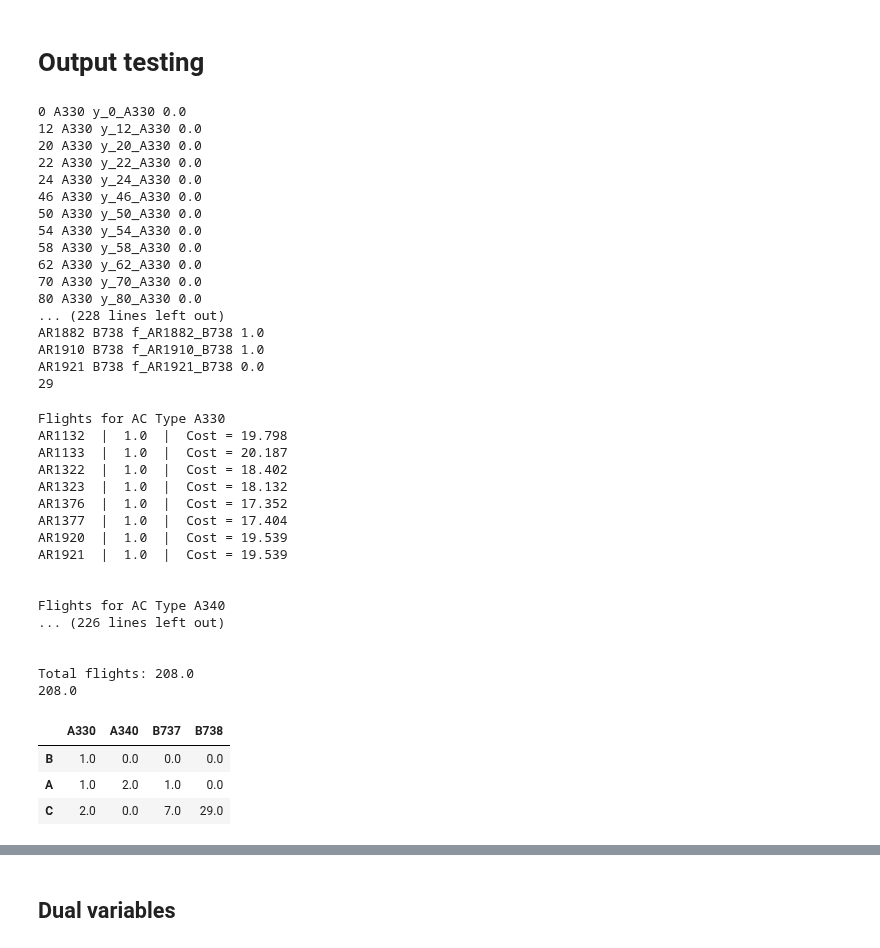
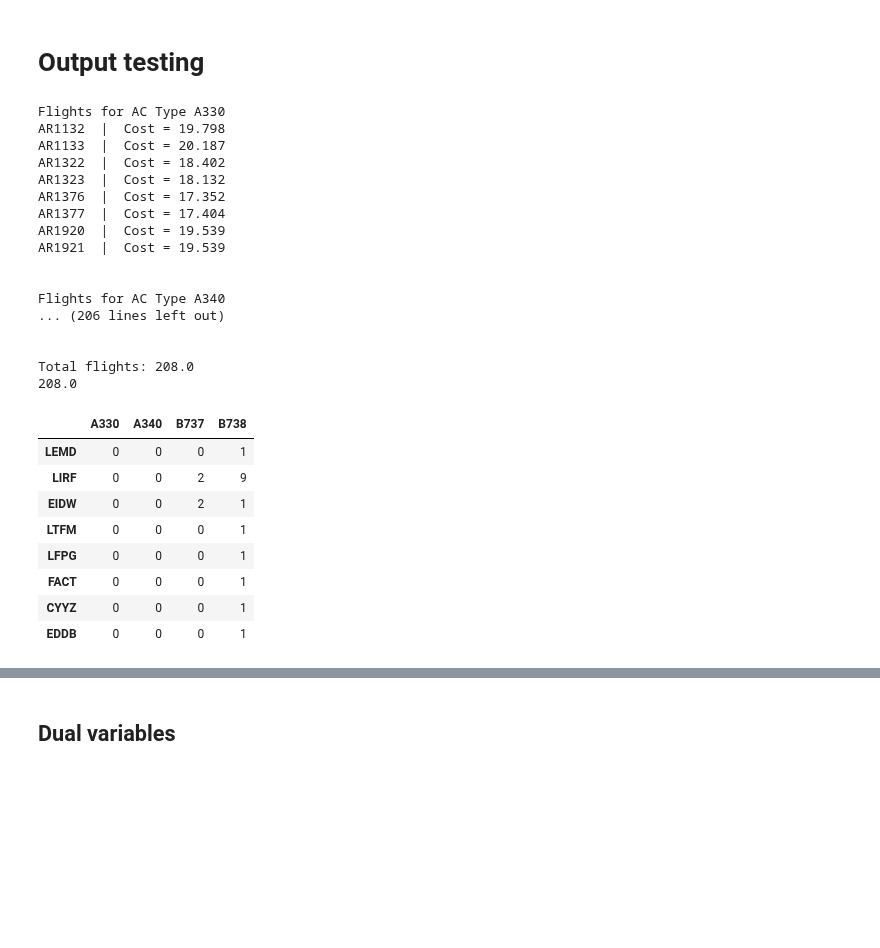
Before and after one commit to allanguzmanf/AE4426, a Jupyter notebook: Assignment/Assignment_P2.ipynb, the cells around one changed output, grey strips where cells are left out. Drawn from its saved outputs; the diff is of its cells as text; code cells hidden in the pictures; blank space fills up the shorter version.

```diff
--- a/Assignment/Assignment_P2.ipynb
+++ b/Assignment/Assignment_P2.ipynb
@@ -459,3 +518,7 @@ End of iteration number:  1
 
 Iteration number:  2
 No new pairs, optimal solution found in previous iteration
+# %%
+for i in final_pairs:
+    if len(final_pairs[i]) > 1:
+        print(i, final_pairs[i])
@@ -461,0 +536,4 @@ No new pairs, optimal solution found in previous iteration
+# %%
+for i in final_pi:
+    if final_pi[i] > 0.0001:
+        print(i, final_pi[i])
@@ -462,61 +669,37 @@ No new pairs, optimal solution found in previous iteration
 # %% [markdown]
 # Output testing
-# %%
-for k in ac_list:
-    for a in list(overnight_arcs[(overnight_arcs['AC Type'] == k)]['Arc ID']):
-        print(a, k, y[a, k].varName, y[a, k].x)
-    for i in list(overnight_flights[(overnight_flights['AC Type'] == k)]['Flight no.']):
-        print(i, k, f[i,k].varName, f[i,k].x)
-    print(aircraft[k]['Units'])
-    print('\n')
-# %% [output]
-0 A330 y_0_A330 0.0
-12 A330 y_12_A330 0.0
-20 A330 y_20_A330 0.0
-22 A330 y_22_A330 0.0
-24 A330 y_24_A330 0.0
-46 A330 y_46_A330 0.0
-50 A330 y_50_A330 0.0
-54 A330 y_54_A330 0.0
-58 A330 y_58_A330 0.0
-62 A330 y_62_A330 0.0
-70 A330 y_70_A330 0.0
-80 A330 y_80_A330 0.0
-... (228 lines left out)
-AR1882 B738 f_AR1882_B738 1.0
-AR1910 B738 f_AR1910_B738 1.0
-AR1921 B738 f_AR1921_B738 0.0
-29
 # %%
 for w in ac_list:
     print('Flights for AC Type ' + w)
     for i in flights_list:
         for k in ac_list:
-            if f[i,k].x > 0 and k == w:
-                print(i," | ", f[i,k].x," | ", ('Cost = %0.3f' % (flights[i][k]['Cost'] * f[i,k].x / 1000)))
+            if f[i,k].x > 0.00001 and k == w:
+                print(i," | ",
+                      #round(f[i,k].x,ndigits=1)," | ",
+                      ('Cost = %0.3f' % (flights[i][k]['Cost'] * f[i,k].x / 1000)))
     print('\n')
 
 # Count the non null values of f
 total_flights = 0
 for v in m.getVars():
-    if v.x != 0 and v.varName[0] == 'f':
+    if v.x > 0.00001 and v.varName[0] == 'f':
         total_flights += v.x
 print('Total flights: ' + str(total_flights))
 print(sum(f[i,k].x for i in flights for k in ac_list))
 # %% [output]
 Flights for AC Type A330
-AR1132  |  1.0  |  Cost = 19.798
-AR1133  |  1.0  |  Cost = 20.187
-AR1322  |  1.0  |  Cost = 18.402
-AR1323  |  1.0  |  Cost = 18.132
-AR1376  |  1.0  |  Cost = 17.352
-AR1377  |  1.0  |  Cost = 17.404
-AR1920  |  1.0  |  Cost = 19.539
-AR1921  |  1.0  |  Cost = 19.539
+AR1132  |  Cost = 19.798
+AR1133  |  Cost = 20.187
+AR1322  |  Cost = 18.402
+AR1323  |  Cost = 18.132
+AR1376  |  Cost = 17.352
+AR1377  |  Cost = 17.404
+AR1920  |  Cost = 19.539
+AR1921  |  Cost = 19.539
 
 
 Flights for AC Type A340
-... (226 lines left out)
+... (206 lines left out)
 
 
 Total flights: 208.0
@@ -524,17 +707,23 @@ Total flights: 208.0
 # %%
 # Make a df with AC grounded at overnight on each airport
 grounded_overnight = pd.DataFrame(columns=ac_list, index=airports)
-overnight_arcs['count'] = overnight_arcs.apply(lambda row: y[row['Arc ID'], row['AC Type']].x, axis=1)
+overnight_arcs['count'] = overnight_arcs.apply(lambda row: round(y[row['Arc ID'], row['AC Type']].x, ndigits=0), axis=1)
 
 # Reorganize the df, make the columns the unique AC types and the rows the unique airports and the values the count
 for k in ac_list:
     grounded_overnight[k] = overnight_arcs[overnight_arcs['AC Type'] == k].groupby(['Airport']).sum()['count']
 
 # Fill the NaN values with 0
 grounded_overnight.fillna(0, inplace=True)
-grounded_overnight
+grounded_overnight['Total'] = grounded_overnight.sum(axis=1)
+grounded_overnight[grounded_overnight['Total'] > 0].drop(columns='Total').astype(int)
 # %% [output]
 |  | A330 | A340 | B737 | B738 |
-| B | 1.0 | 0.0 | 0.0 | 0.0 |
-| A | 1.0 | 2.0 | 1.0 | 0.0 |
-| C | 2.0 | 0.0 | 7.0 | 29.0 |
+| LEMD | 0 | 0 | 0 | 1 |
+| LIRF | 0 | 0 | 2 | 9 |
+| EIDW | 0 | 0 | 2 | 1 |
+| LTFM | 0 | 0 | 0 | 1 |
+| LFPG | 0 | 0 | 0 | 1 |
+| FACT | 0 | 0 | 0 | 1 |
+| CYYZ | 0 | 0 | 0 | 1 |
+| EDDB | 0 | 0 | 0 | 1 |
```
Also changed, not shown: parts of 24 cells of this notebook.
